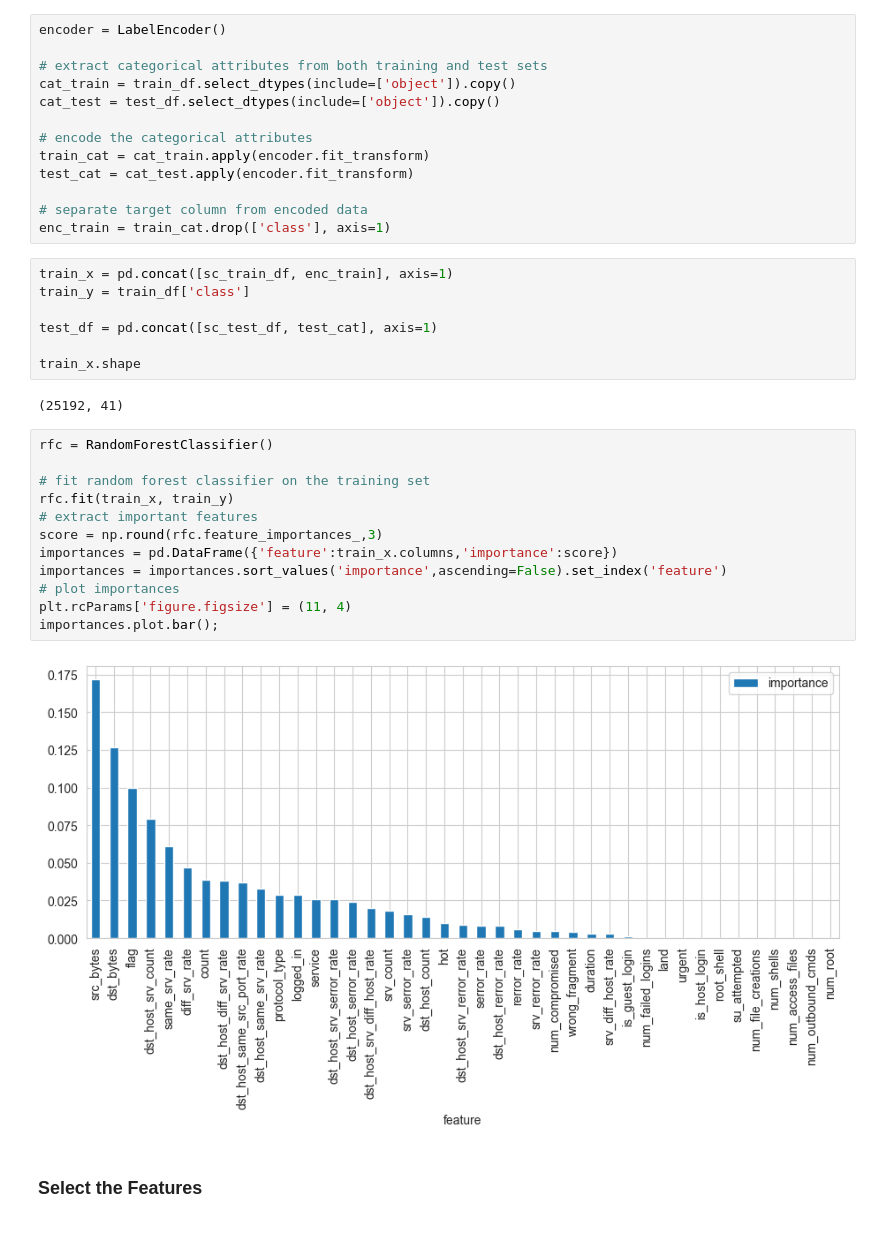
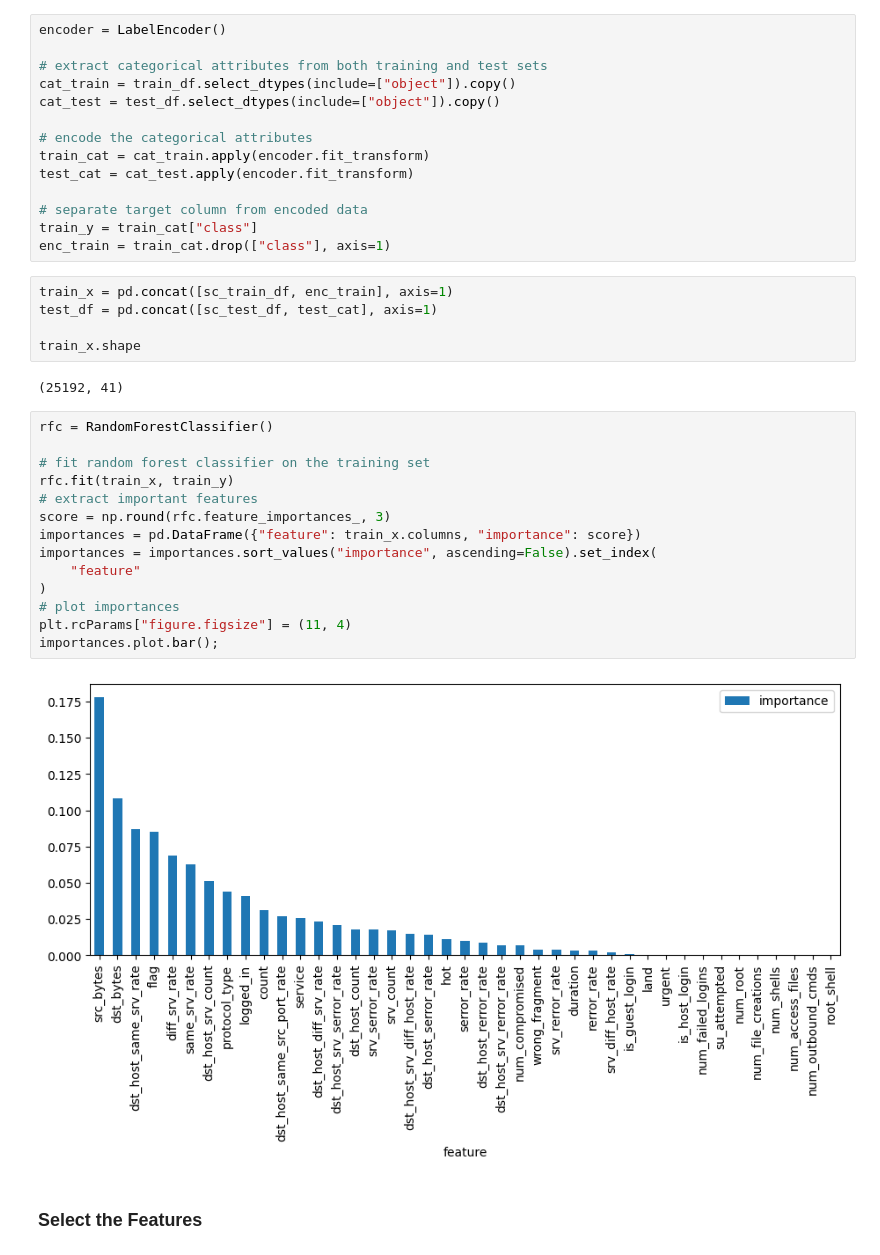
Before and after one commit to Joker666/IDS, a Jupyter notebook: main.ipynb, the cells around one changed output. Drawn from its saved outputs; the diff is of its cells as text.

```diff
--- a/main.ipynb
+++ b/main.ipynb
@@ -111,19 +111,18 @@ sc_test_df = pd.DataFrame(sc_test, columns = cols)
 encoder = LabelEncoder()
 
 # extract categorical attributes from both training and test sets
-cat_train = train_df.select_dtypes(include=['object']).copy()
-cat_test = test_df.select_dtypes(include=['object']).copy()
+cat_train = train_df.select_dtypes(include=["object"]).copy()
+cat_test = test_df.select_dtypes(include=["object"]).copy()
 
 # encode the categorical attributes
 train_cat = cat_train.apply(encoder.fit_transform)
 test_cat = cat_test.apply(encoder.fit_transform)
 
 # separate target column from encoded data
-enc_train = train_cat.drop(['class'], axis=1)
+train_y = train_cat["class"]
+enc_train = train_cat.drop(["class"], axis=1)
 # %%
 train_x = pd.concat([sc_train_df, enc_train], axis=1)
-train_y = train_df['class']
-
 test_df = pd.concat([sc_test_df, test_cat], axis=1)
 
 train_x.shape
@@ -132,17 +131,19 @@ train_x.shape
 # %%
 rfc = RandomForestClassifier()
 
 # fit random forest classifier on the training set
 rfc.fit(train_x, train_y)
 # extract important features
-score = np.round(rfc.feature_importances_,3)
-importances = pd.DataFrame({'feature':train_x.columns,'importance':score})
-importances = importances.sort_values('importance',ascending=False).set_index('feature')
+score = np.round(rfc.feature_importances_, 3)
+importances = pd.DataFrame({"feature": train_x.columns, "importance": score})
+importances = importances.sort_values("importance", ascending=False).set_index(
+    "feature"
+)
 # plot importances
-plt.rcParams['figure.figsize'] = (11, 4)
+plt.rcParams["figure.figsize"] = (11, 4)
 importances.plot.bar();
 # %% [output]
-[figure, old version]
+[figure, new version]
 # %% [markdown]
 ### Select the Features
 # %%
```
Also changed, not shown: parts of 8 cells of this notebook, 3 other files.
